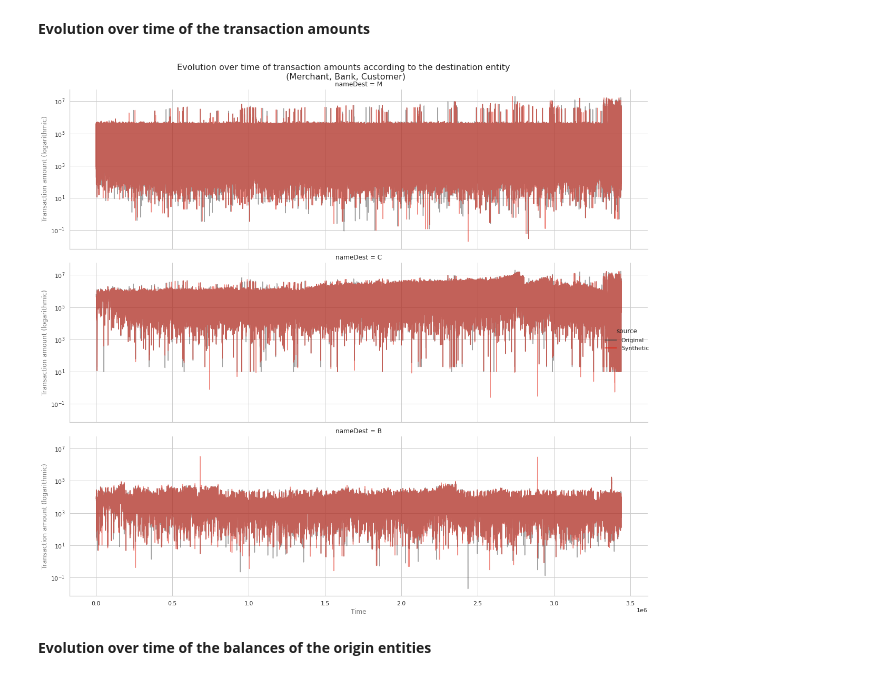
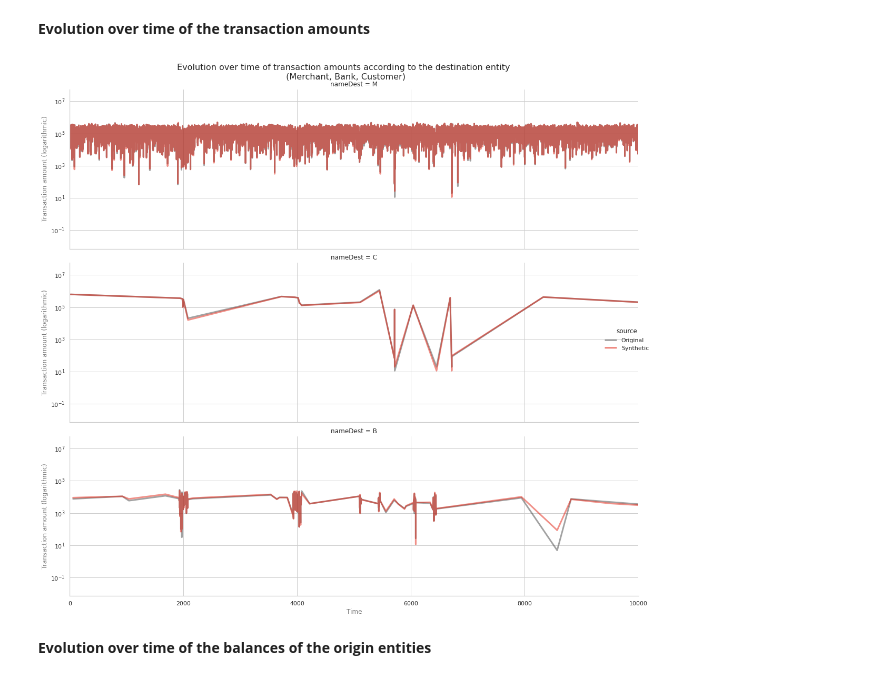
Before and after one commit to ydataai/academy, a Jupyter notebook: 5 - synthetic-data-applications/time-series/paysim/Transactional_Synthesis_PaySim.ipynb, the cells around one changed output. Saved outputs shown, nothing was run; the diff lists cells and outputs as text; code cells hidden in the pictures.

```diff
--- a/5 - synthetic-data-applications/time-series/paysim/Transactional_Synthesis_PaySim.ipynb
+++ b/5 - synthetic-data-applications/time-series/paysim/Transactional_Synthesis_PaySim.ipynb
@@ -411,8 +406,8 @@ conn.write_file(full_synth, 'data/new_synth_sample_with_balances.csv', file_type
 # %% [markdown]
 ## Evaluating the quality of the synthetic dataset
 # %%
-import pandas as pd
-full_synth = pd.read_csv("data/new_synth_sample_with_balances.csv")
+#import pandas as pd
+#full_synth = pd.read_csv("data/new_synth_sample_with_balances.csv")
 # %% [markdown]
 For the dataset to be useful in use cases such as data sharing (for testing), it needs to show the same statistical fidelity, coherence and abidance by business logic. Let's verify that.
 # %%
@@ -425,7 +422,7 @@ SYNTH_COLOR = '#E32212'
 # %% [markdown]
 **Shape and data types**
 # %%
-original = dataset.drop_columns(['step', 'isFlaggedFraud']).to_pandas()
+original = dataset.to_pandas()
 full_synth = full_synth[original.columns.tolist()] # re-ordering columns
 # %%
 print(original.dtypes, '\n\n', full_synth.dtypes)
@@ -664,27 +661,28 @@ joined.insert(len(original.columns), 'source', ['Original']*len(original) + ['Sy
 # %%
 b=sns.relplot(data=joined,
             x='time',
             y='amount',
             row=joined.nameDest.str[0],
             hue='source',
             kind='line',
             aspect=3,
             palette=[REAL_COLOR, SYNTH_COLOR],
-            alpha=0.5
+            alpha=0.5,
+            linewidth=3
             )
 plt.gcf().suptitle("Evolution over time of transaction amounts according to the destination entity \n (Merchant, Bank, Customer)")
 ax.set_xlabel("Time")
 
 for a in b.axes.flatten():
     a.set_yscale('log')
     a.set_ylabel("Transaction amount (logarithmic)")
     a.set_xlabel("Time")
-    #a.set_xlim([0, 1000])
+    a.set_xlim([0, 10000])
 
 plt.tight_layout()
 plt.show()
 # %% [output]
-[figure, old version]
+[figure, new version]
 # %% [markdown]
 **Evolution over time of the balances of the origin entities**
 # %% [markdown]
```
Also changed, not shown: parts of 17 cells of this notebook.
